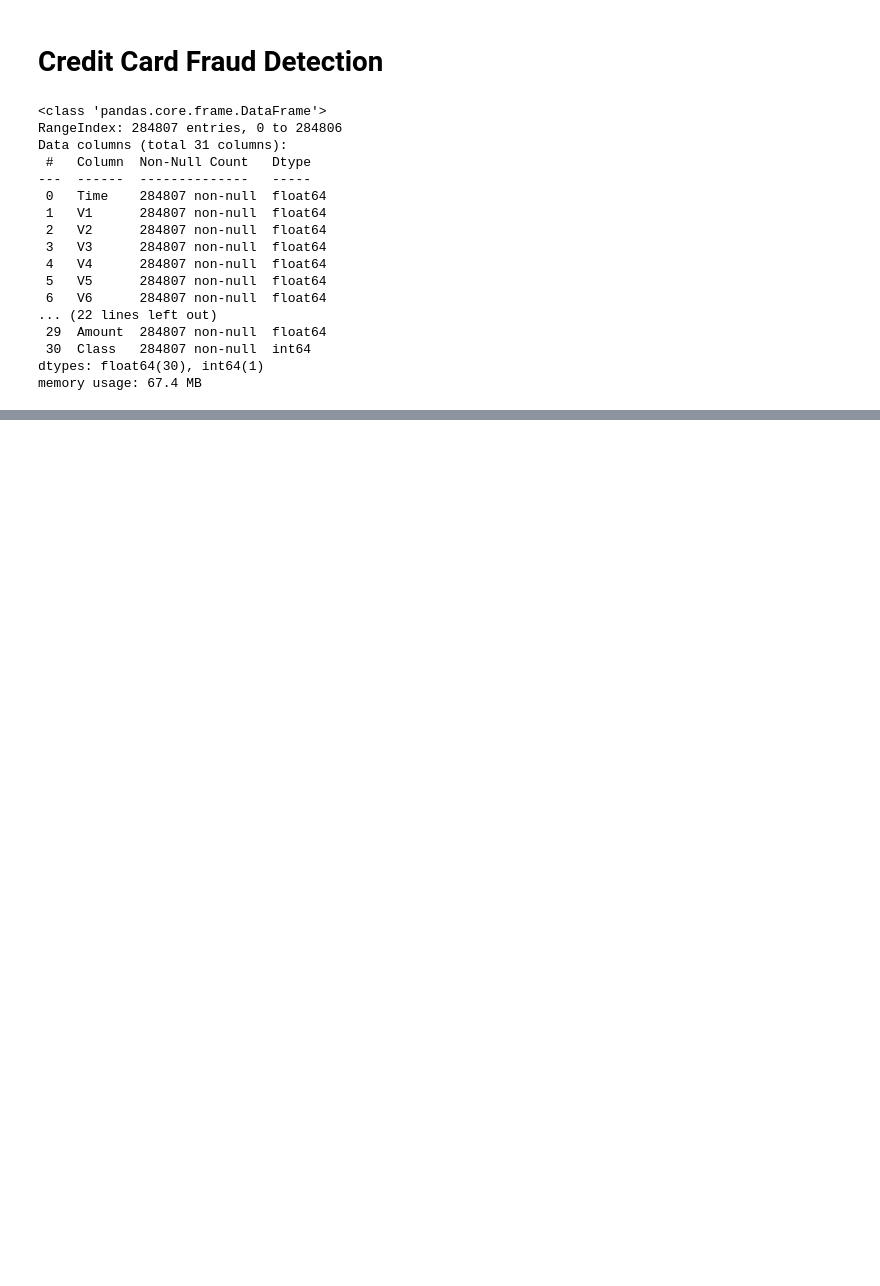
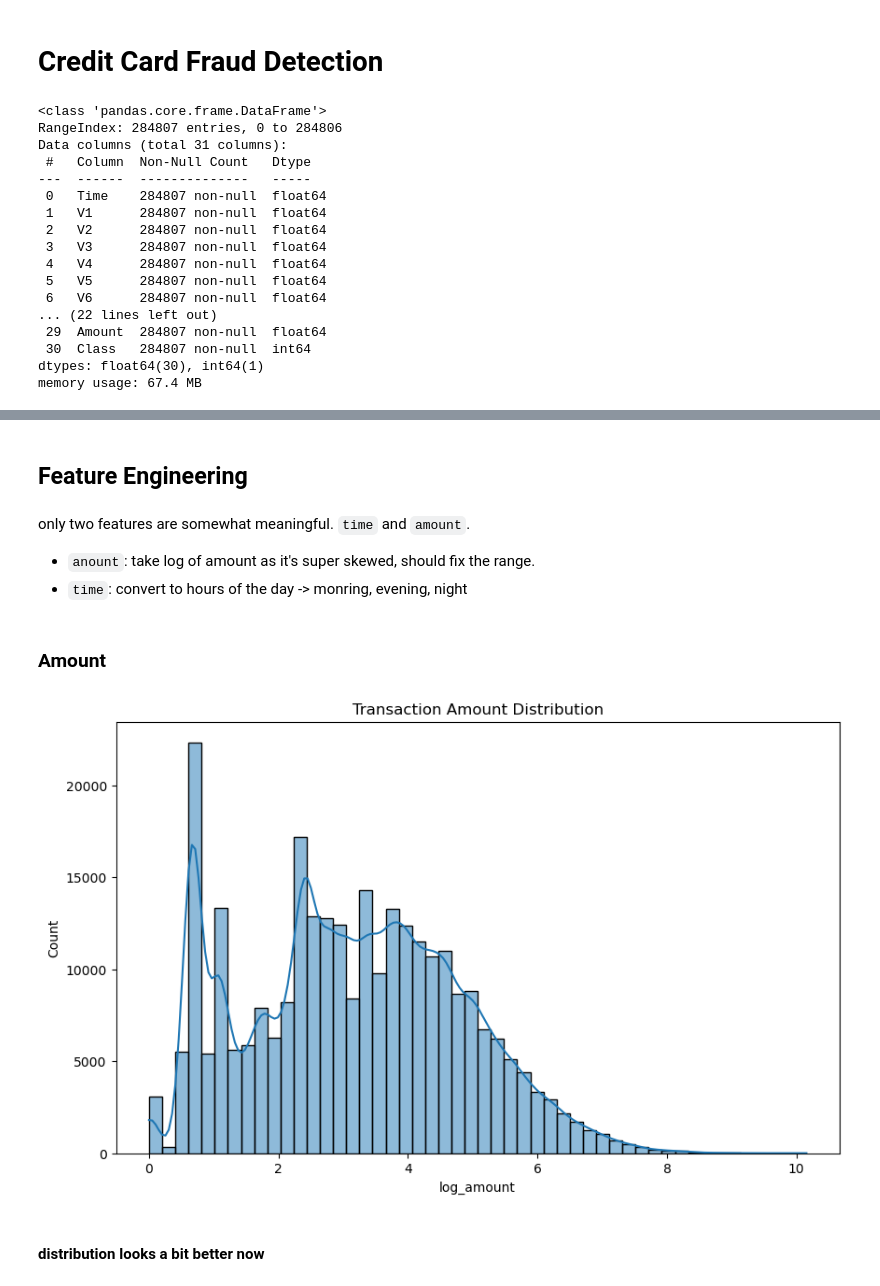
Before and after one commit to datalordstephen/credit-card, a Jupyter notebook: notebooks/playground.ipynb, the cells around one changed output, grey strips where cells are left out. Cells and saved outputs as stored; diff of their text form; code cells hidden in the pictures; blank space fills up the shorter version.

```diff
--- a/notebooks/playground.ipynb
+++ b/notebooks/playground.ipynb
@@ -30,0 +71,20 @@ memory usage: 67.4 MB
+# %% [markdown]
+## Feature Engineering
+# %% [markdown]
+only two features are somewhat meaningful. `time` and `amount`.
+
+* `anount`: take log of amount as it's super skewed, should fix the range.
+* `time`: convert to hours of the day -> monring, evening, night
+# %% [markdown]
+### Amount
+# %%
+# transform amount and plot it
+txns['log_amount'] = np.log1p(txns['Amount'])
+plt.figure(figsize=(10, 6))
+sns.histplot(txns['log_amount'], bins=50, kde=True)
+plt.title('Transaction Amount Distribution')
+plt.show()
+# %% [output]
+[figure, added]
+# %% [markdown]
+#### distribution looks a bit better now
```
Also changed, not shown: parts of 31 cells of this notebook, 1 other file.
